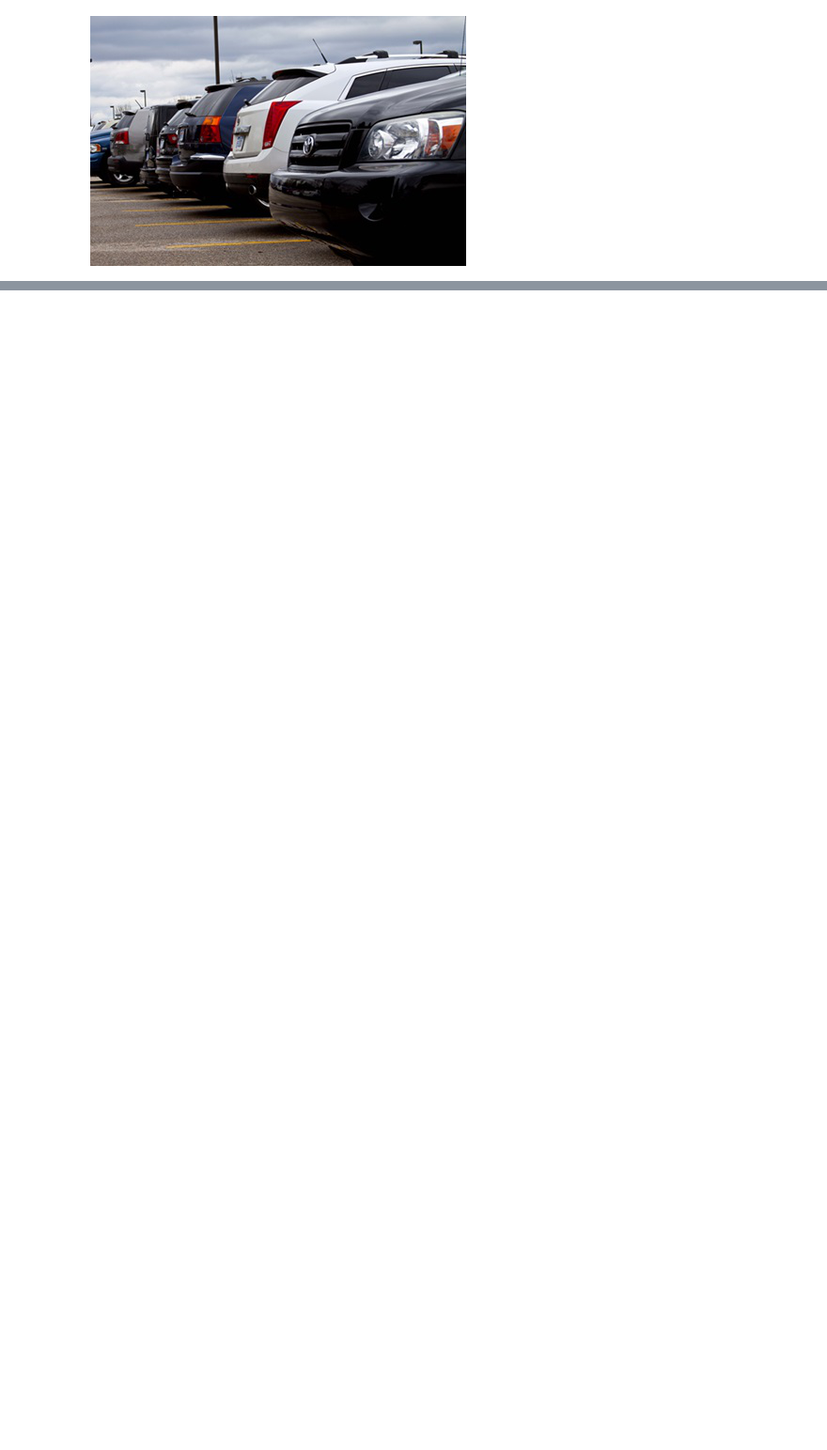
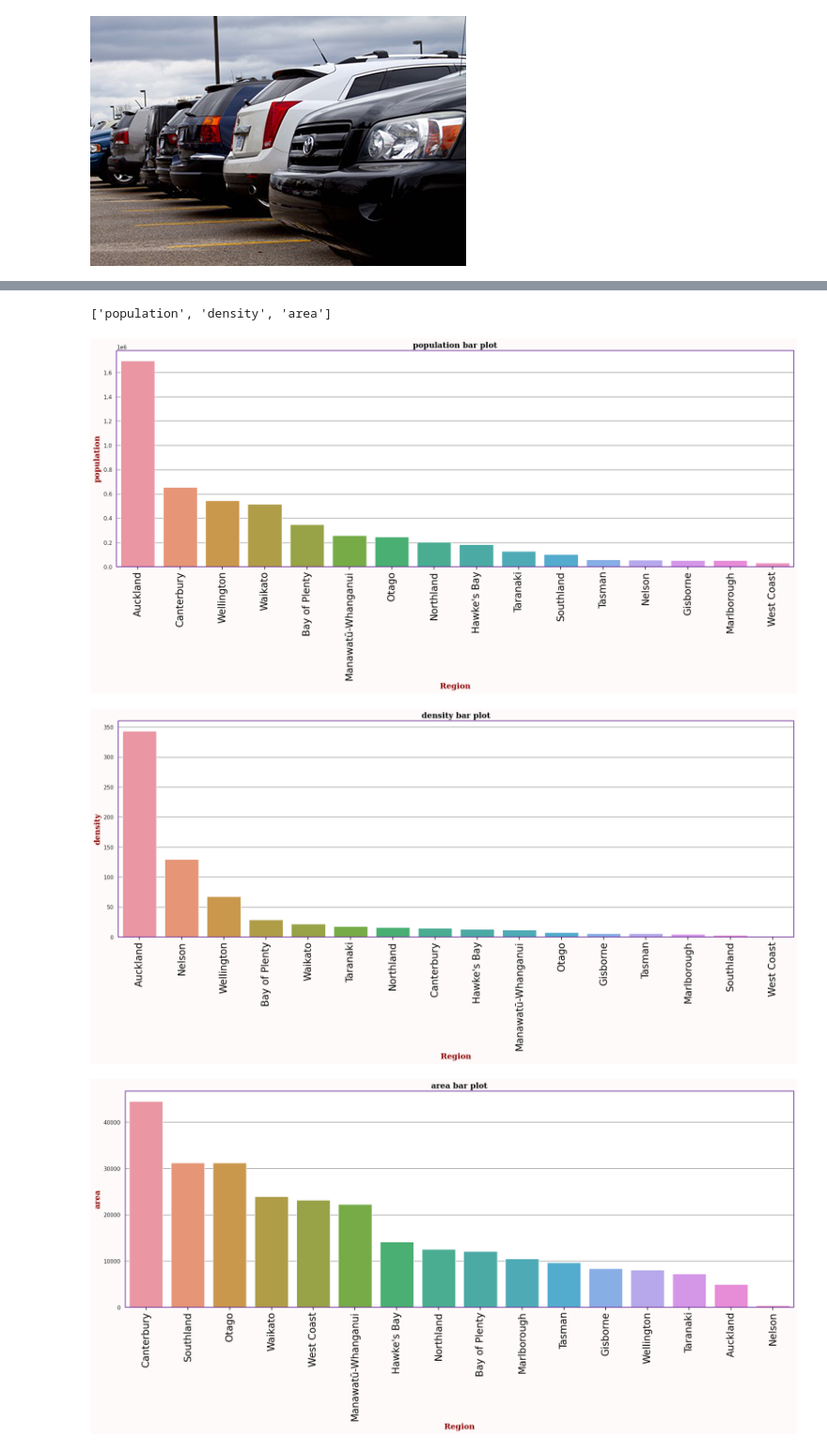
Before and after one commit to daniau23/motor_vehicle_thefts_analysis, a Jupyter notebook: eda/eda.ipynb, the cells around one changed output, grey strips where cells are left out. Shown at 94% size. Saved outputs shown, nothing was run; the diff lists cells and outputs as text; code cells hidden in the pictures; blank space fills up the shorter version.

Commit message:
locations eda-1

```diff
--- a/eda/eda.ipynb
+++ b/eda/eda.ipynb
@@ -17,0 +294,4 @@ img
+# %%
+population_ordering = location_featured.sort_values(by="population", ascending=False)['region'].to_list()
+density_ordering = location_featured.sort_values(by="density", ascending=False)['region'].to_list()
+area_ordering = location_featured.sort_values(by="area", ascending=False)['region'].to_list()
@@ -17,0 +302,19 @@ img
+# %%
+def plotting_bar(data:pd.DataFrame,y:str,ordering=None):
+    try:
+        fig,ax = plt.subplots(1,figsize=(20,10),constrained_layout=True)
+        sns.set_theme(style='whitegrid',rc=rc,palette='Set2')
+        sns.barplot(data=data,x="region",y=y,order=ordering)
+
+        ax.set_title(f"{y} bar plot",fontdict=font_title)
+        ax.set_xlabel(f"Region",fontdict=font_label)
+        ax.set_ylabel(f"{y}",fontdict=font_label)
+
+        if ordering == None:
+            labels = data['region'].to_list()
+            ax.set_xticklabels(labels=labels,rotation=90, fontsize=20)
+        else:
+            ax.set_xticklabels(labels=ordering,rotation=90, fontsize=20)
+    except KeyError:
+        print(f"The wrong Key was passed\nPlease look are the information below\n")
+        data.info(memory_usage='deep')
@@ -17,0 +323,16 @@ img
+# %%
+num_list = location_featured.select_dtypes(include=np.number).columns.to_list()
+# pop the first element
+# num_list.pop(0)
+num_list
+# %% [output]
+['population', 'density', 'area']
+# %%
+orders = [population_ordering,density_ordering,area_ordering]
+# %%
+for y,ordering in zip(num_list,orders):
+    plotting_bar(location_featured,y,ordering=ordering)
+# %% [output]
+[figure, added]
+[figure, added]
+[figure, added]
```
Also changed, not shown: parts of 40 cells of this notebook.
